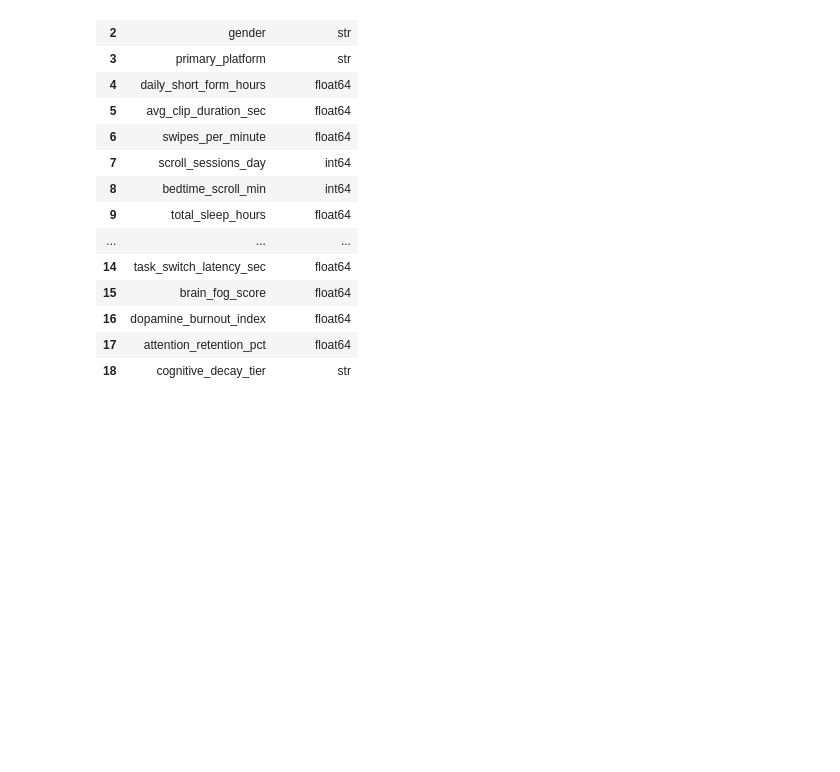
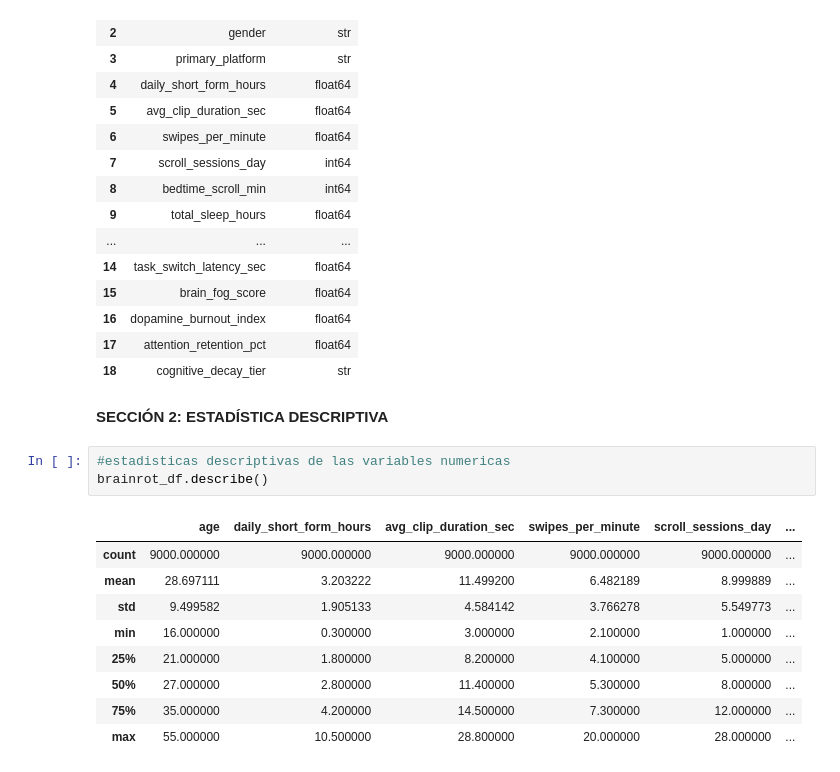
Before and after one commit to SRXKaiser/ADD_PROYECTO_FINAL, a Jupyter notebook: Final.ipynb, the cells around one changed output. Cells and saved outputs as stored; diff of their text form; blank space fills up the shorter version.

Commit message:
tipos, estadisticas y atipicos

```diff
--- a/Final.ipynb
+++ b/Final.ipynb
@@ -51,3 +174,18 @@ brainrot_df.dtypes.reset_index().set_axis(
 | 16 | dopamine_burnout_index | float64 |
 | 17 | attention_retention_pct | float64 |
 | 18 | cognitive_decay_tier | str |
+# %% [markdown]
+**SECCIÓN 2: ESTADÍSTICA DESCRIPTIVA**
+# %%
+#estadisticas descriptivas de las variables numericas
+brainrot_df.describe()
+# %% [output]
+|  | age | daily_short_form_hours | avg_clip_duration_sec | swipes_per_minute | scroll_sessions_day | ... |
+| count | 9000.000000 | 9000.000000 | 9000.000000 | 9000.000000 | 9000.000000 | ... |
+| mean | 28.697111 | 3.203222 | 11.499200 | 6.482189 | 8.999889 | ... |
+| std | 9.499582 | 1.905133 | 4.584142 | 3.766278 | 5.549773 | ... |
+| min | 16.000000 | 0.300000 | 3.000000 | 2.100000 | 1.000000 | ... |
+| 25% | 21.000000 | 1.800000 | 8.200000 | 4.100000 | 5.000000 | ... |
+| 50% | 27.000000 | 2.800000 | 11.400000 | 5.300000 | 8.000000 | ... |
+| 75% | 35.000000 | 4.200000 | 14.500000 | 7.300000 | 12.000000 | ... |
+| max | 55.000000 | 10.500000 | 28.800000 | 20.000000 | 28.000000 | ... |
```
Also changed, not shown: parts of 24 cells of this notebook.
